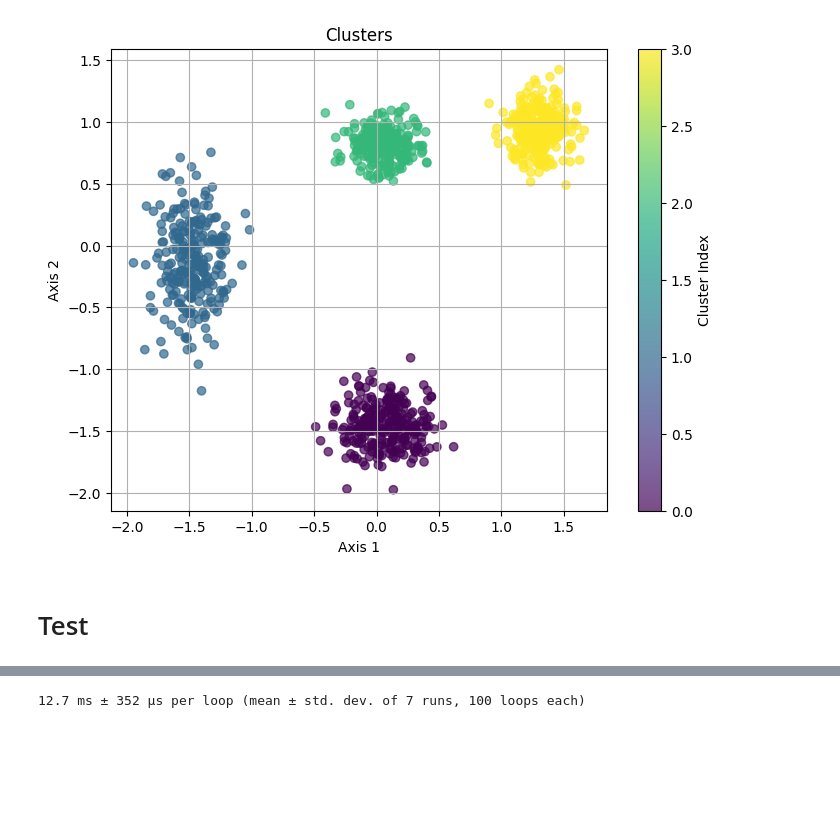
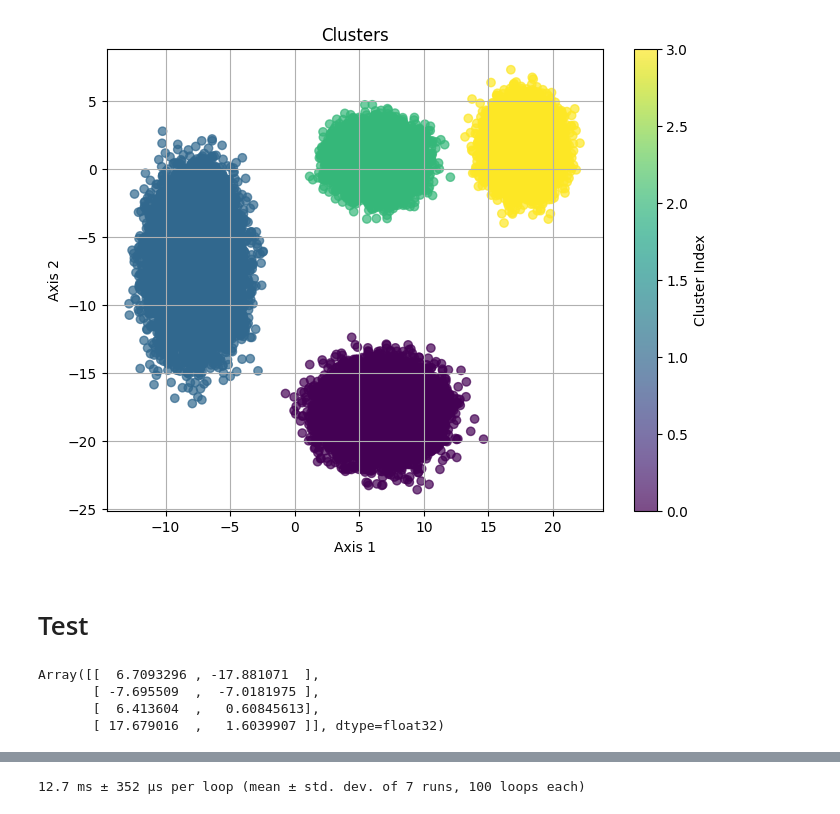
Before and after one commit to hmankodiya/jax-implementations, a Jupyter notebook: kmeans/kmeans.ipynb, the cells around one changed output, grey strips where cells are left out. Cells and saved outputs as stored; diff of their text form; code cells hidden in the pictures; blank space fills up the shorter version.

```diff
--- a/kmeans/kmeans.ipynb
+++ b/kmeans/kmeans.ipynb
@@ -8,18 +8,18 @@ from utils import multimodal_random_generator, plot_features
 # %%
 # Generate multimodal data
 key = jax.random.PRNGKey(100)
-n_samples = 1000
+n_samples = 100000
 n_features = 2
 n_modes = 4  # Number of clusters
 
-random_arr, cluster_assignments = multimodal_random_generator(
+random_arr, cluster_means, cluster_assignments = multimodal_random_generator(
     key, shape=(n_samples, n_features), n_modes=n_modes, minval=1, maxval=20
 )
-random_arr = (random_arr - random_arr.mean(axis=0))/(random_arr.std(axis=0))
+# random_arr = (random_arr - random_arr.mean(axis=0))/(random_arr.std(axis=0))
 # Visualize
 plot_features(random_arr, clusters=cluster_assignments)
 # %% [output]
-[figure, old version]
+[figure, new version]
 # %% [markdown]
 # Test
 # %%
@@ -32,3 +34,10 @@ kmeans = KMeans(random_arr, n_clusters=n_modes, max_iter=200, seed=42)
+# %%
+cluster_means
+# %% [output]
+Array([[  6.7093296 , -17.881071  ],
+       [ -7.695509  ,  -7.0181975 ],
+       [  6.413604  ,   0.60845613],
+       [ 17.679016  ,   1.6039907 ]], dtype=float32)
 # %%
 centroids, assignments, distance, centroids_history, assignment_history = kmeans.fit(
     verbose=True, track_history=True
```
Also changed, not shown: parts of 3 cells of this notebook, 2 other files.
